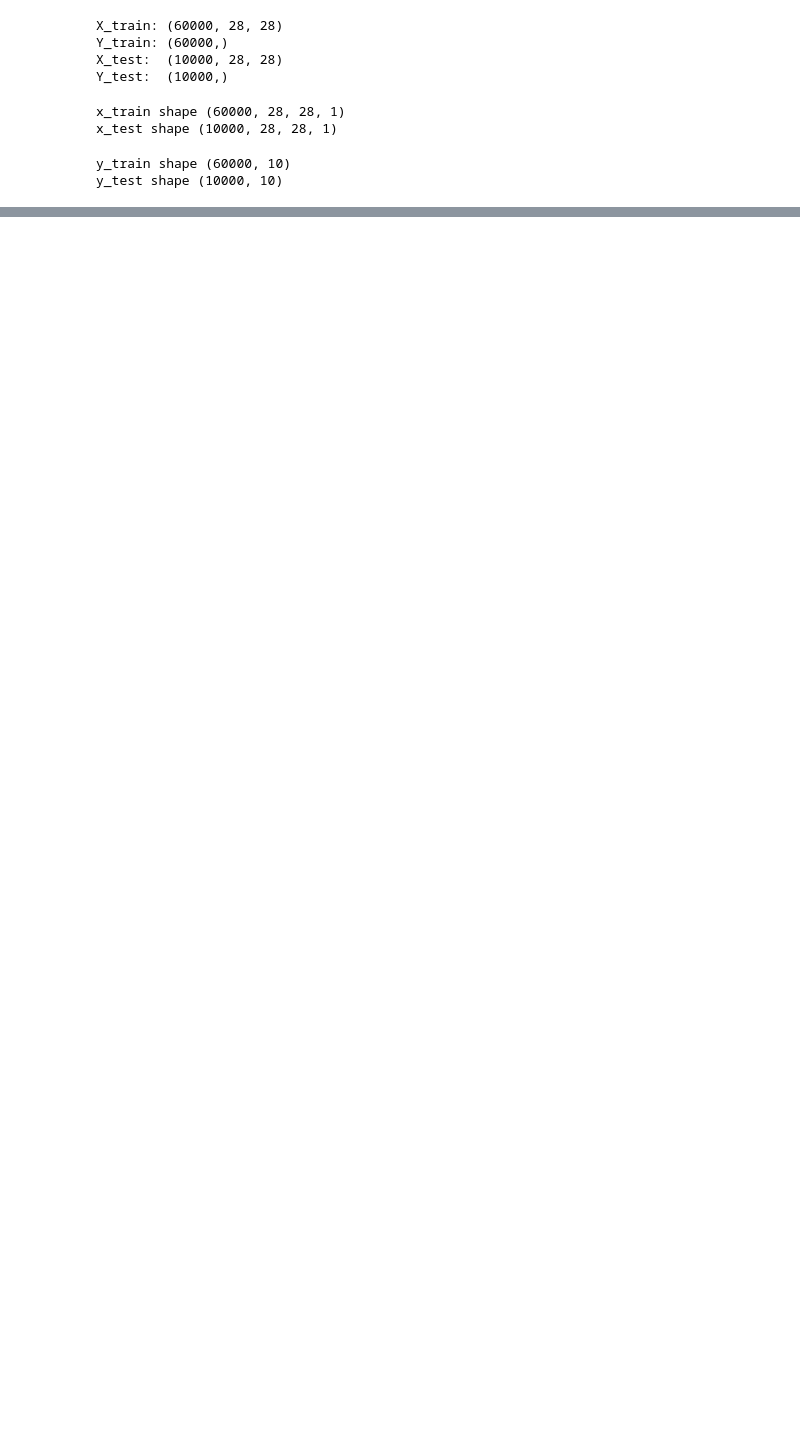
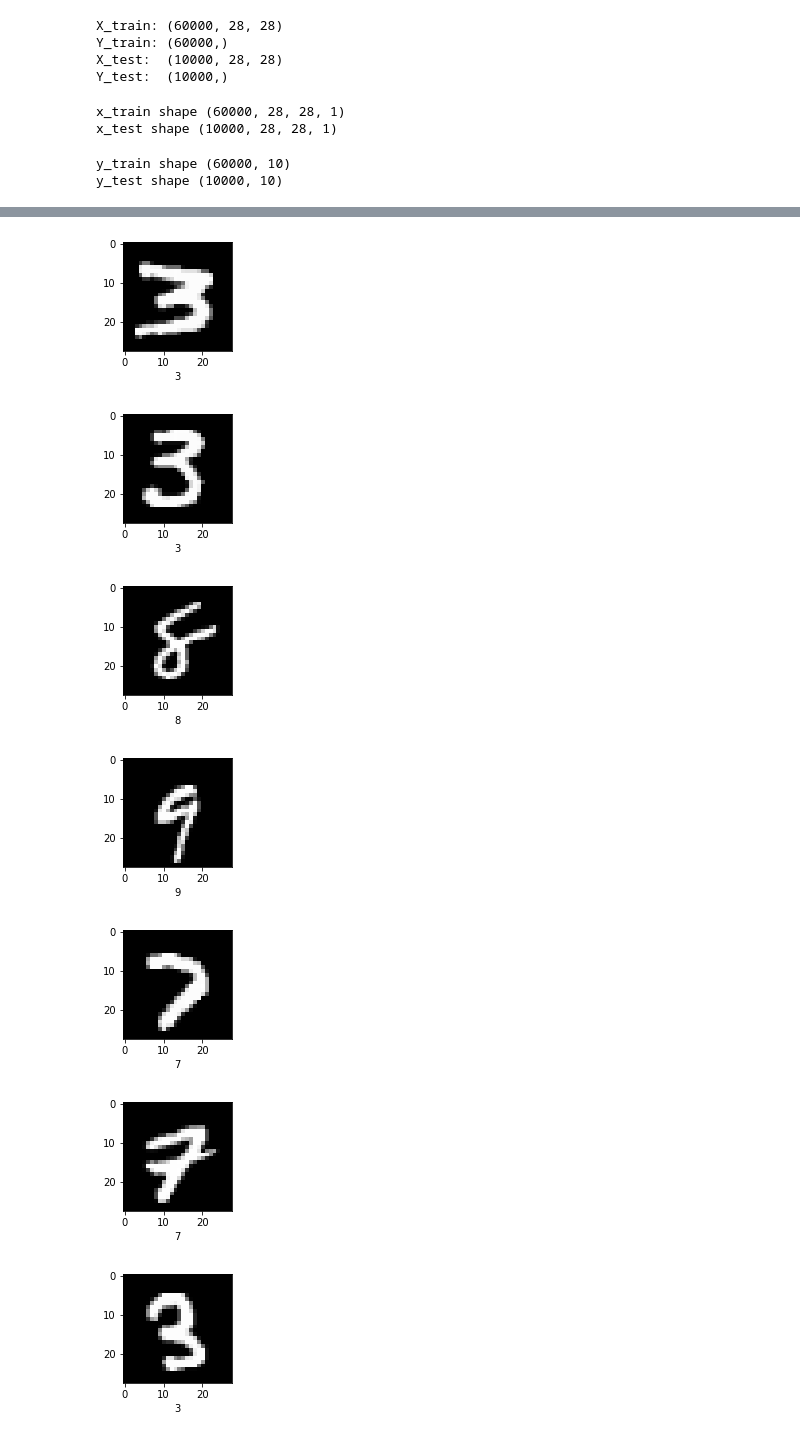
Before and after one commit to preranaprakashh/neuralnet, a Jupyter notebook: mnist_cnn.ipynb, the cells around one changed output, grey strips where cells are left out. Drawn from its saved outputs; the diff is of its cells as text; code cells hidden in the pictures; blank space fills up the shorter version.

```diff
--- a/mnist_cnn.ipynb
+++ b/mnist_cnn.ipynb
@@ -79,0 +103,20 @@ Epoch 2/10
+# %%
+y_predict = model.predict(x_test)
+y_predict_labels = [np.argmax(i) for i in y_predict]
+# %%
+def plot_sample(index, x, y):
+    plt.figure(figsize = (15,2))
+    plt.imshow(x[index], cmap='gray')
+    plt.xlabel(str(y[index]))
+    plt.show()
+# %%
+for i in np.random.randint(0,10000,10):
+    plot_sample(i,tf.squeeze(x_test),y_predict_labels)
+# %% [output]
+[figure, added]
+[figure, added]
+[figure, added]
+[figure, added]
+[figure, added]
+[figure, added]
+[figure, added]
```
Also changed, not shown: parts of 3 cells of this notebook.
